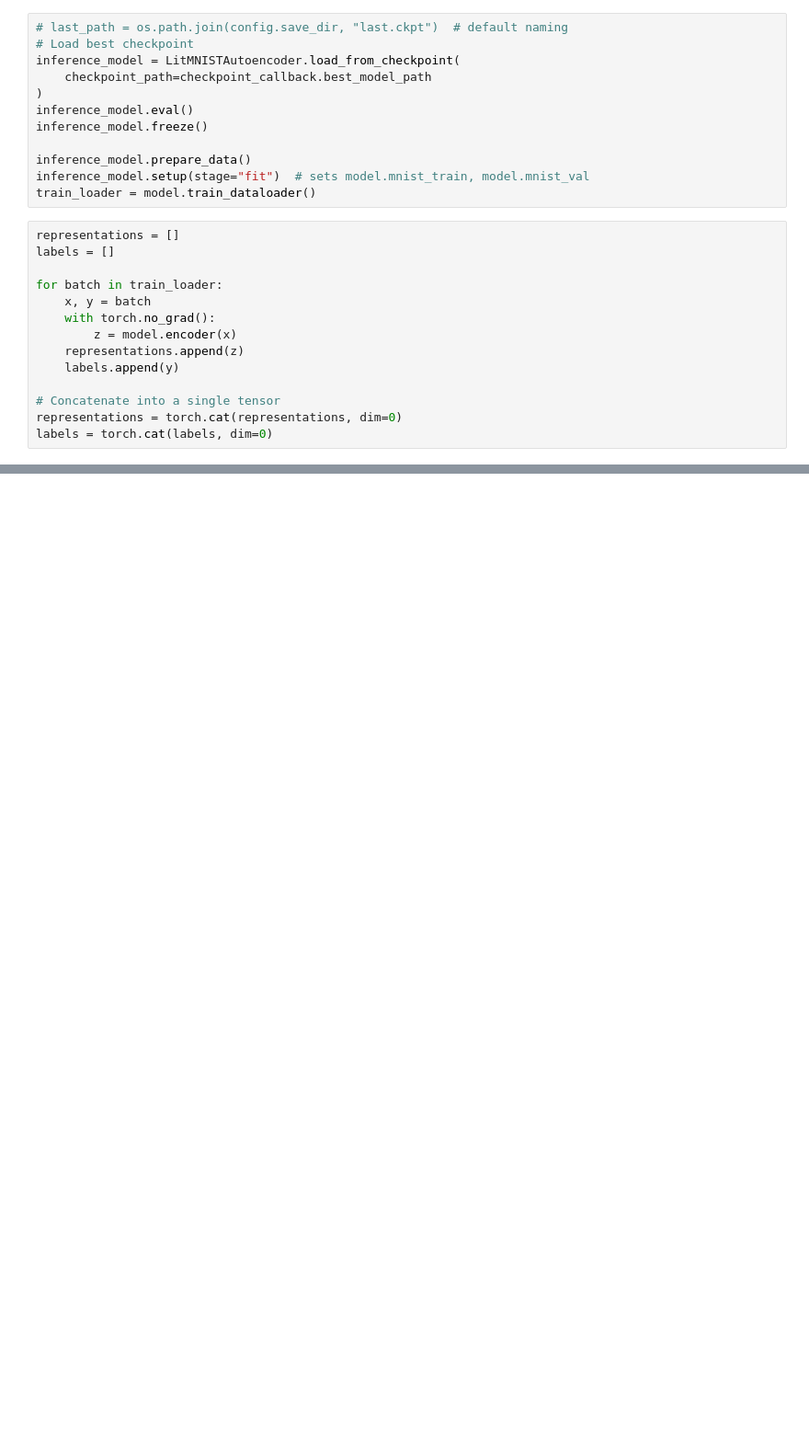
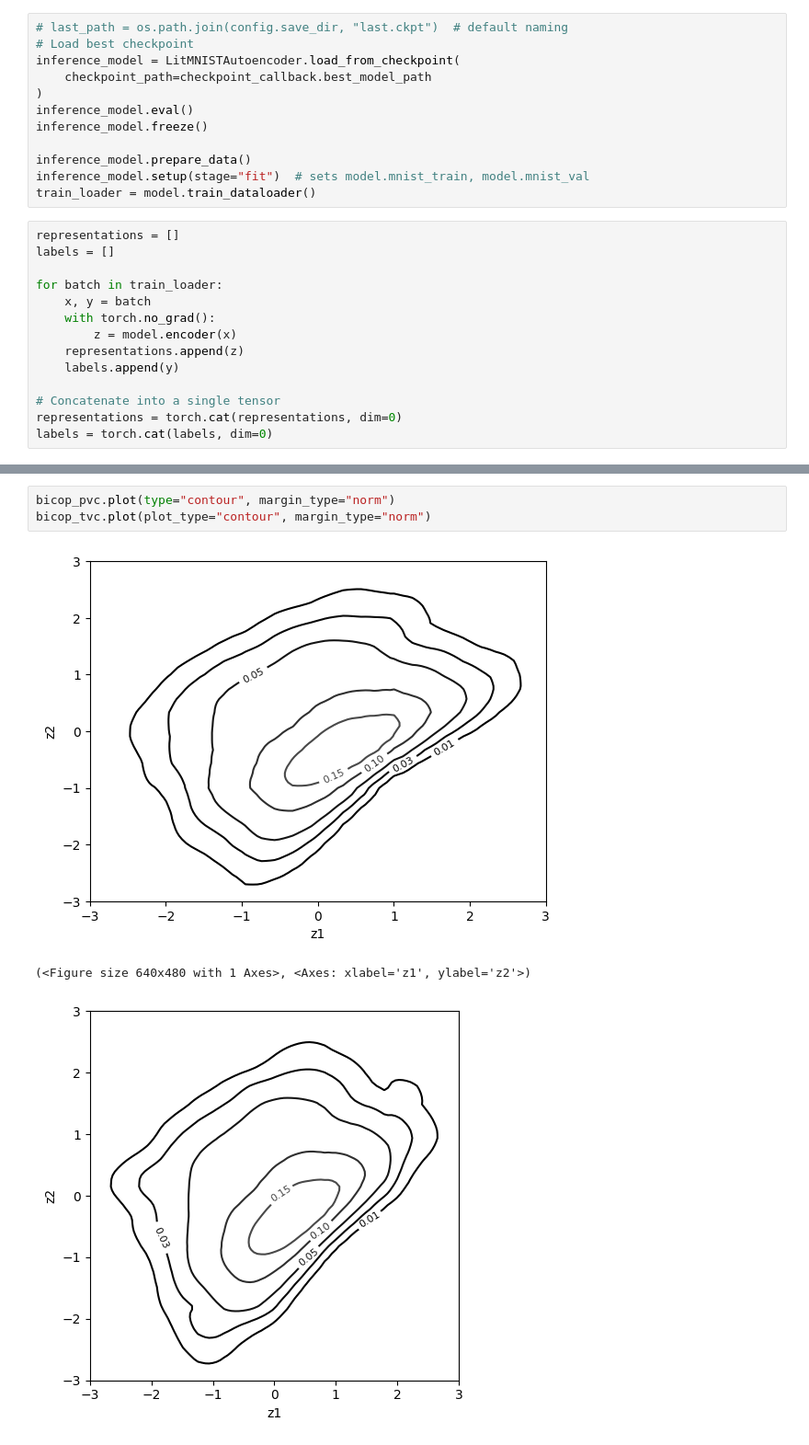
Before and after one commit to TY-Cheng/torchvinecopulib, a Jupyter notebook: examples/4_mnist.ipynb, the cells around one changed output, grey strips where cells are left out. Shown: that part at 92% size. Saved outputs shown, nothing was run; the diff lists cells and outputs as text; blank space fills up the shorter version.

```diff
--- a/examples/4_mnist.ipynb
+++ b/examples/4_mnist.ipynb
@@ -345,3 +356,10 @@ print(bicop_pvc.loglik(), bicop_tvc.log_pdf(obs=u_cls_tensor[:, :2]).sum())
+# %%
+bicop_pvc.plot(type="contour", margin_type="norm")
+bicop_tvc.plot(plot_type="contour", margin_type="norm")
+# %% [output]
+[figure, added]
+(<Figure size 640x480 with 1 Axes>, <Axes: xlabel='z1', ylabel='z2'>)
+[figure, added]
 # %%
 sns.scatterplot(
     x=np.log(bicop_pvc.pdf(u_cls[:, :2])),
```
Also changed, not shown: parts of 8 cells of this notebook, 2 other files.
